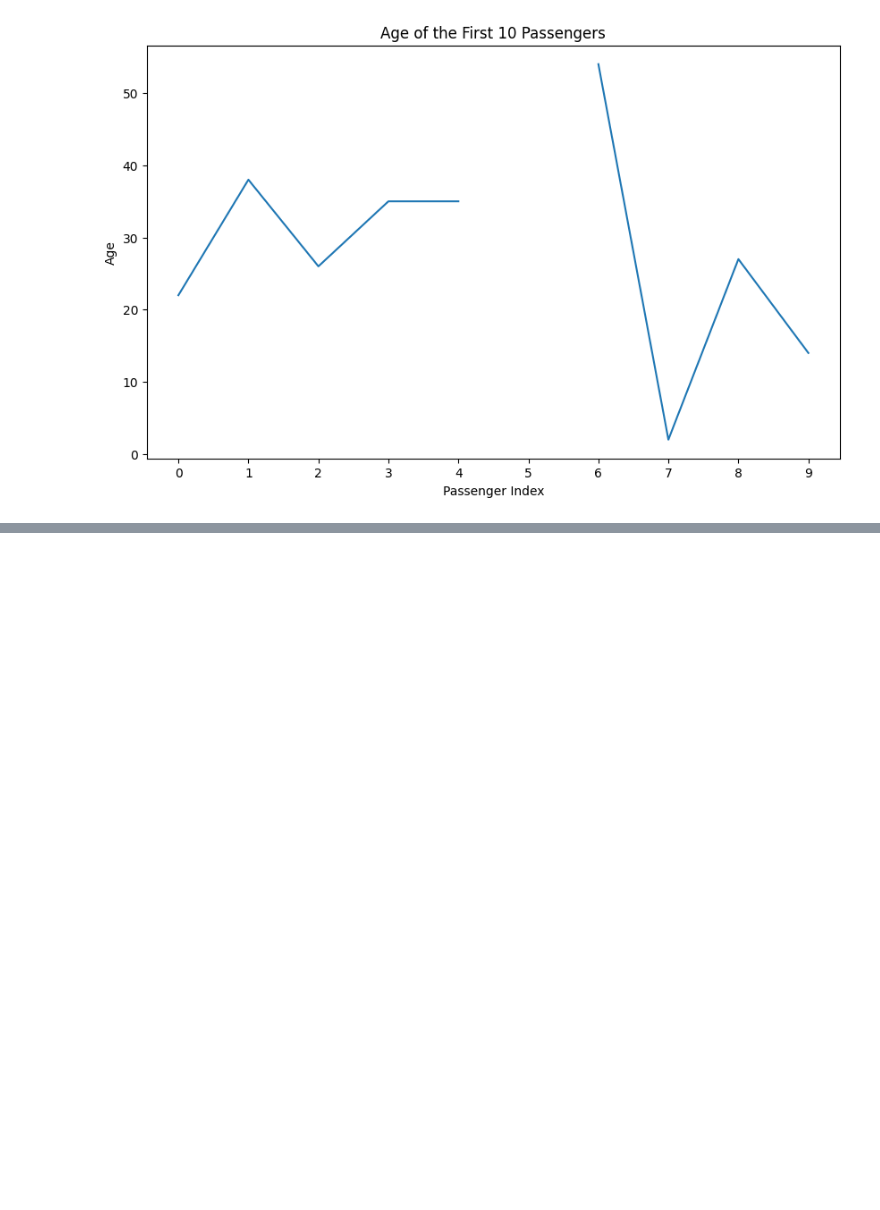
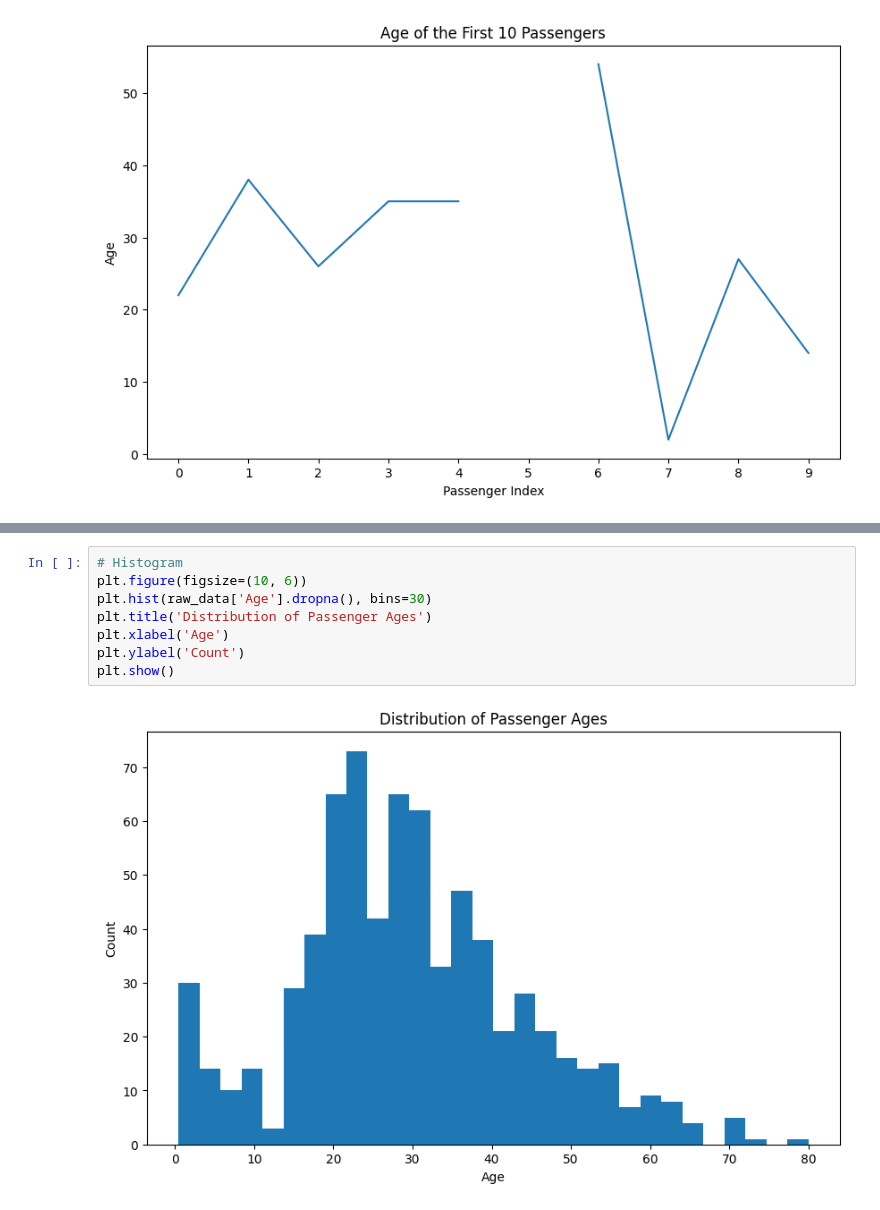
Before and after one commit to Mvishal123/futurense-intern, a Jupyter notebook: seaborn_matplotlib/index.ipynb, the cells around one changed output, grey strips where cells are left out. Cells and saved outputs as stored; diff of their text form; blank space fills up the shorter version.

```diff
--- a/seaborn_matplotlib/index.ipynb
+++ b/seaborn_matplotlib/index.ipynb
@@ -94,0 +111,10 @@ plt.show()
+# %%
+# Histogram
+plt.figure(figsize=(10, 6))
+plt.hist(raw_data['Age'].dropna(), bins=30)
+plt.title('Distribution of Passenger Ages')
+plt.xlabel('Age')
+plt.ylabel('Count')
+plt.show()
+# %% [output]
+[figure, added]
```
Also changed, not shown: parts of 5 cells of this notebook, 7 other files.
